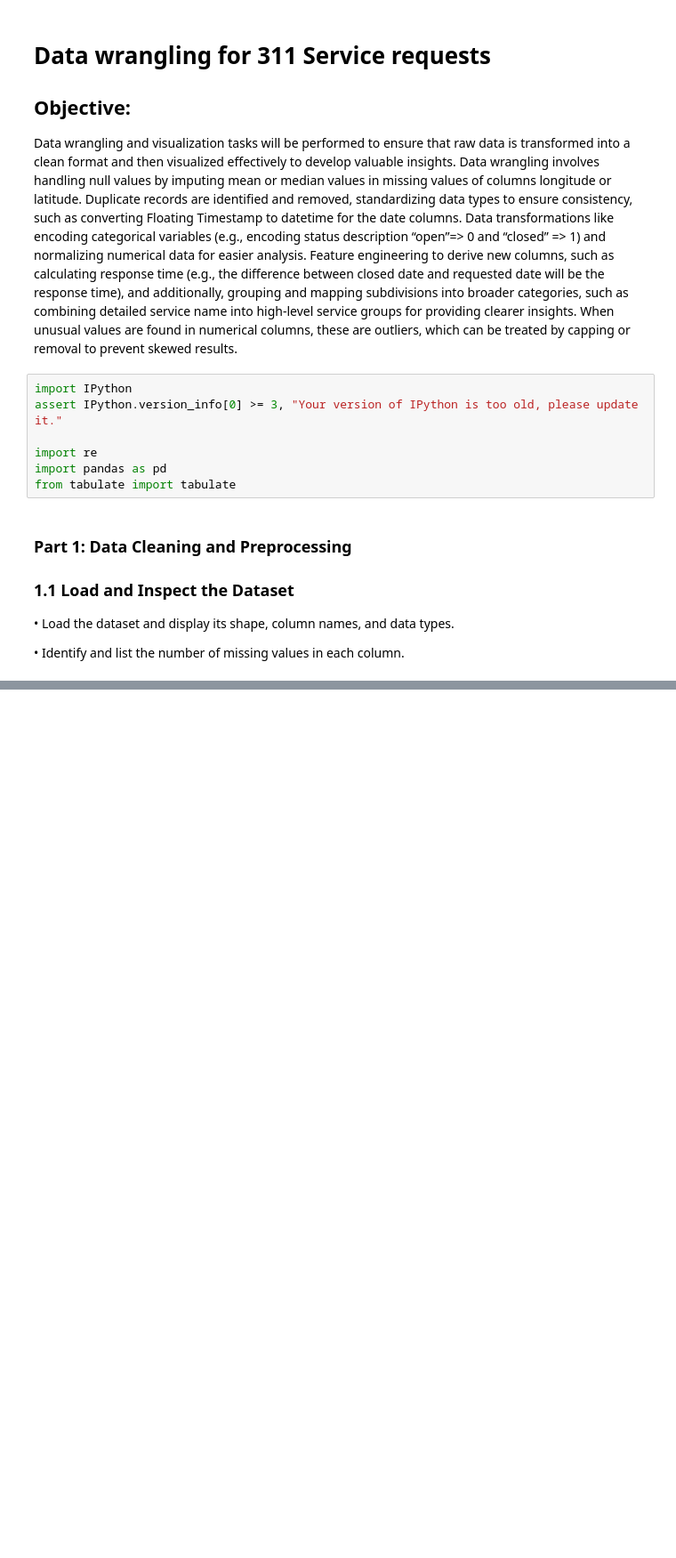
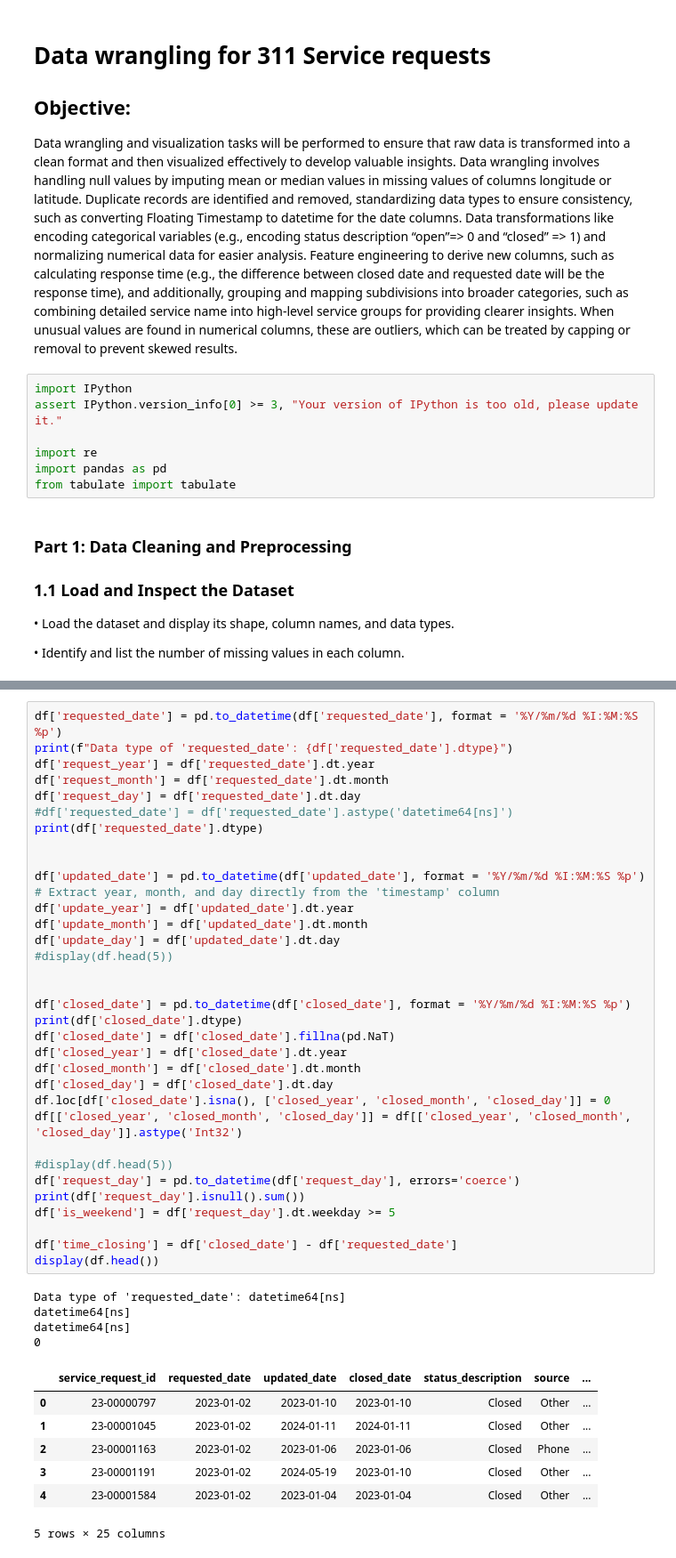
Before and after one commit to AnithaUofC/311ServiceRequests, a Jupyter notebook: 311DataWrangling.ipynb, the cells around one changed output, grey strips where cells are left out. Shown at 89% size. Saved outputs shown, nothing was run; the diff lists cells and outputs as text; blank space fills up the shorter version.

Commit message:
Combined the data cleaning portions shared by Jincy and Megha

```diff
--- a/311DataWrangling.ipynb
+++ b/311DataWrangling.ipynb
@@ -80,0 +89,46 @@ Columns with missing percentage more than 40% missing values are:
+# %%
+df['requested_date'] = pd.to_datetime(df['requested_date'], format = '%Y/%m/%d %I:%M:%S %p')
+print(f"Data type of 'requested_date': {df['requested_date'].dtype}")
+df['request_year'] = df['requested_date'].dt.year
+df['request_month'] = df['requested_date'].dt.month
+df['request_day'] = df['requested_date'].dt.day
+#df['requested_date'] = df['requested_date'].astype('datetime64[ns]')
+print(df['requested_date'].dtype)
+
+
+df['updated_date'] = pd.to_datetime(df['updated_date'], format = '%Y/%m/%d %I:%M:%S %p')
+# Extract year, month, and day directly from the 'timestamp' column
+df['update_year'] = df['updated_date'].dt.year
+df['update_month'] = df['updated_date'].dt.month
+df['update_day'] = df['updated_date'].dt.day
+#display(df.head(5))
+
+
+df['closed_date'] = pd.to_datetime(df['closed_date'], format = '%Y/%m/%d %I:%M:%S %p')
+print(df['closed_date'].dtype)
+df['closed_date'] = df['closed_date'].fillna(pd.NaT)
+df['closed_year'] = df['closed_date'].dt.year
+df['closed_month'] = df['closed_date'].dt.month
+df['closed_day'] = df['closed_date'].dt.day
+df.loc[df['closed_date'].isna(), ['closed_year', 'closed_month', 'closed_day']] = 0
+df[['closed_year', 'closed_month', 'closed_day']] = df[['closed_year', 'closed_month', 'closed_day']].astype('Int32')
+
+#display(df.head(5))
+df['request_day'] = pd.to_datetime(df['request_day'], errors='coerce')
+print(df['request_day'].isnull().sum())
+df['is_weekend'] = df['request_day'].dt.weekday >= 5
+
+df['time_closing'] = df['closed_date'] - df['requested_date']
+display(df.head())
+# %% [output]
+Data type of 'requested_date': datetime64[ns]
+datetime64[ns]
+datetime64[ns]
+0
+|  | service_request_id | requested_date | updated_date | closed_date | status_description | source | ... |
+| 0 | 23-00000797 | 2023-01-02 | 2023-01-10 | 2023-01-10 | Closed | Other | ... |
+| 1 | 23-00001045 | 2023-01-02 | 2024-01-11 | 2024-01-11 | Closed | Other | ... |
+| 2 | 23-00001163 | 2023-01-02 | 2023-01-06 | 2023-01-06 | Closed | Phone | ... |
+| 3 | 23-00001191 | 2023-01-02 | 2024-05-19 | 2023-01-10 | Closed | Other | ... |
+| 4 | 23-00001584 | 2023-01-02 | 2023-01-04 | 2023-01-04 | Closed | Other | ... |
+5 rows × 25 columns
```
Also changed, not shown: parts of 10 cells of this notebook.
